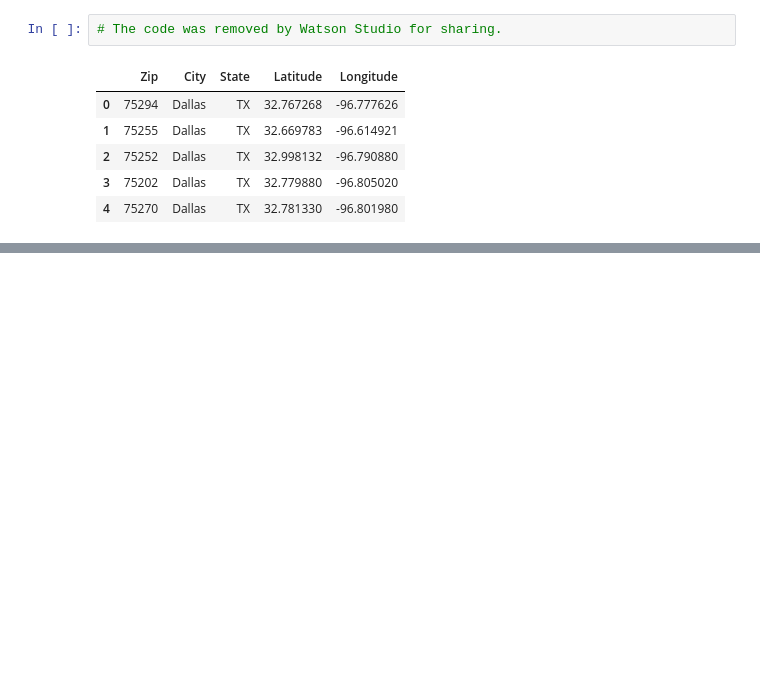
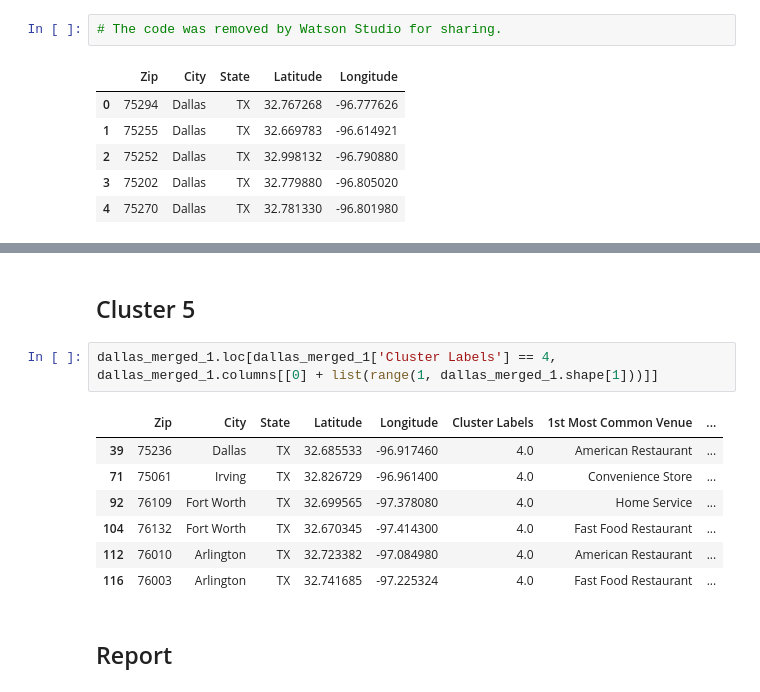
Before and after one commit to croopam/Coursera_Capstone, a Jupyter notebook: The Tech Migration to Dallas Metro Area.ipynb, the cells around one changed output, grey strips where cells are left out. Drawn from its saved outputs; the diff is of its cells as text; blank space fills up the shorter version.

```diff
--- a/The Tech Migration to Dallas Metro Area.ipynb
+++ b/The Tech Migration to Dallas Metro Area.ipynb
@@ -89,0 +496,14 @@ map_dallas
+# %% [markdown]
+## Cluster 5
+# %%
+dallas_merged_1.loc[dallas_merged_1['Cluster Labels'] == 4, dallas_merged_1.columns[[0] + list(range(1, dallas_merged_1.shape[1]))]]
+# %% [output]
+|  | Zip | City | State | Latitude | Longitude | Cluster Labels | 1st Most Common Venue | ... |
+| 39 | 75236 | Dallas | TX | 32.685533 | -96.917460 | 4.0 | American Restaurant | ... |
+| 71 | 75061 | Irving | TX | 32.826729 | -96.961400 | 4.0 | Convenience Store | ... |
+| 92 | 76109 | Fort Worth | TX | 32.699565 | -97.378080 | 4.0 | Home Service | ... |
+| 104 | 76132 | Fort Worth | TX | 32.670345 | -97.414300 | 4.0 | Fast Food Restaurant | ... |
+| 112 | 76010 | Arlington | TX | 32.723382 | -97.084980 | 4.0 | American Restaurant | ... |
+| 116 | 76003 | Arlington | TX | 32.741685 | -97.225324 | 4.0 | Fast Food Restaurant | ... |
+# %% [markdown]
+## Report
```
Also changed, not shown: parts of 47 cells of this notebook.
